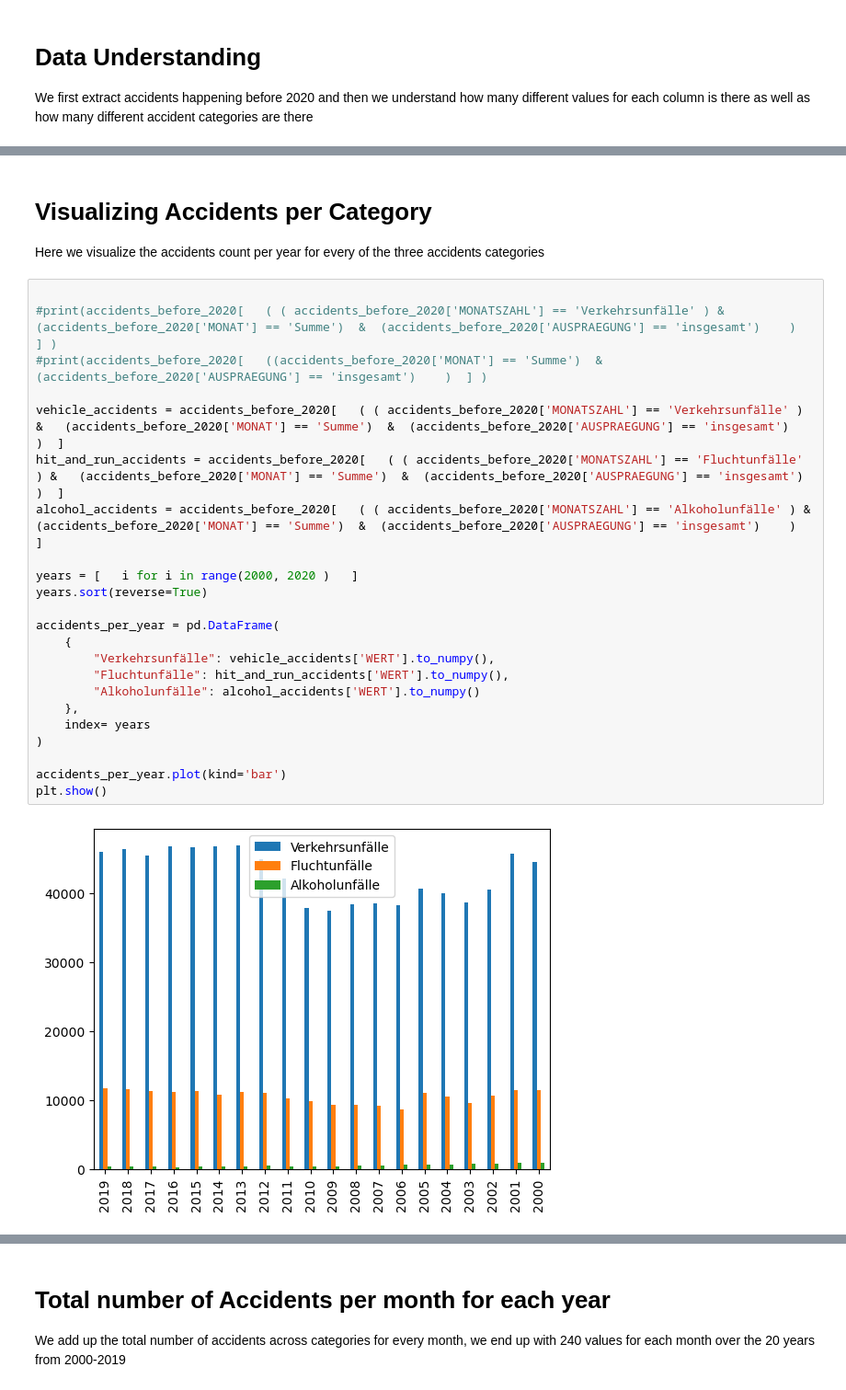
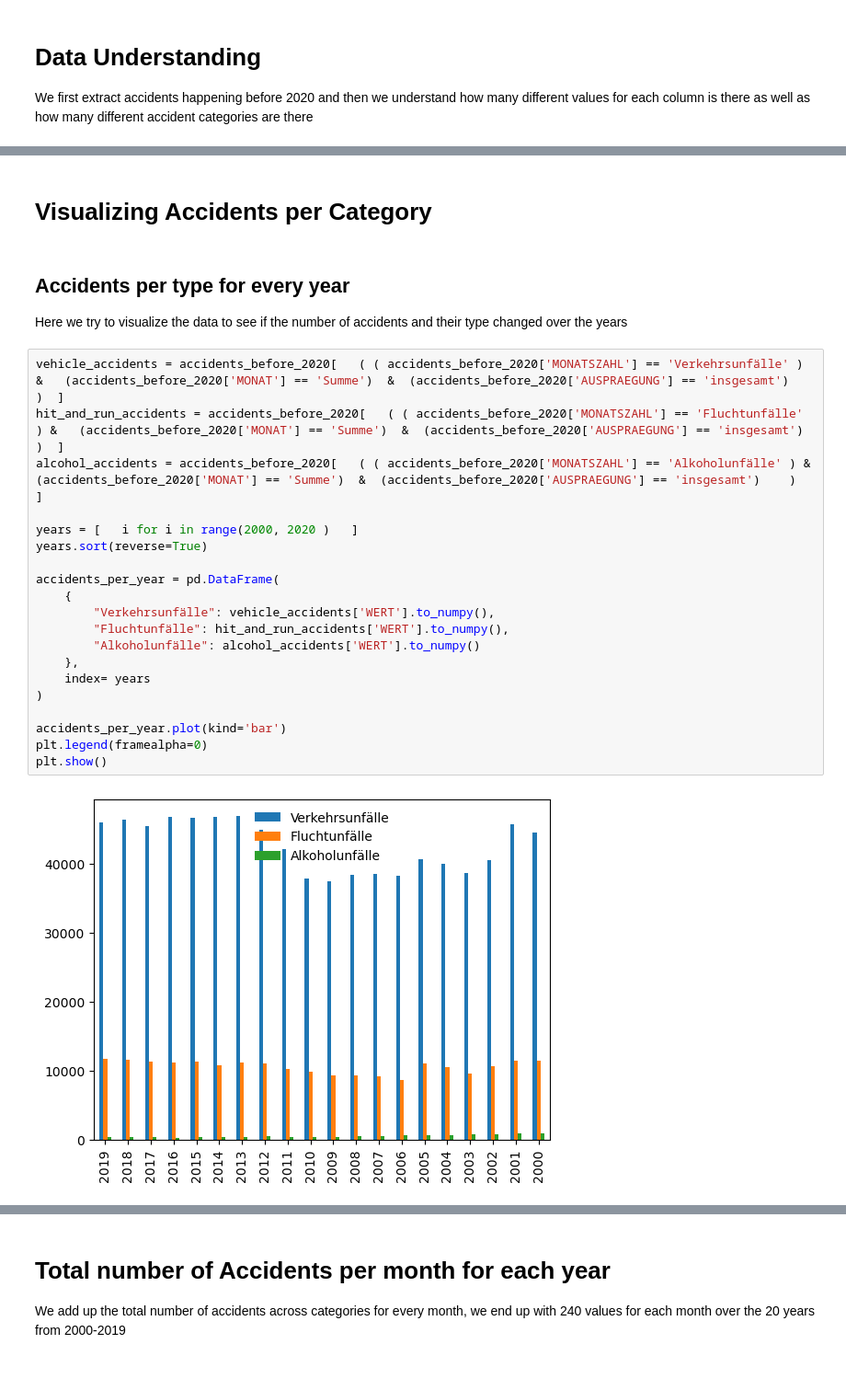
Before and after one commit to OmarHedeya95/accidents-predictor, a Jupyter notebook: DataVisualization.ipynb, the cells around one changed output, grey strips where cells are left out. Shown: that part at 92% size. Cells and saved outputs as stored; diff of their text form.

```diff
--- a/DataVisualization.ipynb
+++ b/DataVisualization.ipynb
@@ -38,31 +38,30 @@ Verletzte und Getötete    780
 insgesamt                 780
 mit Personenschäden       260
 Name: AUSPRAEGUNG, dtype: int64
-# %% [markdown]
-# Visualizing Accidents per Category
-Here we visualize the accidents count per year for every of the three accidents categories
+# %% [markdown]
+# Visualizing Accidents per Category
+# %% [markdown]
+## Accidents per type for every year
+Here we try to visualize the data to see if the number of accidents and their type changed over the years
 # %%
-
-#print(accidents_before_2020[   ( ( accidents_before_2020['MONATSZAHL'] == 'Verkehrsunfälle' ) &   (accidents_before_2020['MONAT'] == 'Summe')  &  (accidents_before_2020['AUSPRAEGUNG'] == 'insgesamt')    )  ] )
-#print(accidents_before_2020[   ((accidents_before_2020['MONAT'] == 'Summe')  &  (accidents_before_2020['AUSPRAEGUNG'] == 'insgesamt')    )  ] )
-
 vehicle_accidents = accidents_before_2020[   ( ( accidents_before_2020['MONATSZAHL'] == 'Verkehrsunfälle' ) &   (accidents_before_2020['MONAT'] == 'Summe')  &  (accidents_before_2020['AUSPRAEGUNG'] == 'insgesamt')    )  ]
 hit_and_run_accidents = accidents_before_2020[   ( ( accidents_before_2020['MONATSZAHL'] == 'Fluchtunfälle' ) &   (accidents_before_2020['MONAT'] == 'Summe')  &  (accidents_before_2020['AUSPRAEGUNG'] == 'insgesamt')    )  ]
 alcohol_accidents = accidents_before_2020[   ( ( accidents_before_2020['MONATSZAHL'] == 'Alkoholunfälle' ) &   (accidents_before_2020['MONAT'] == 'Summe')  &  (accidents_before_2020['AUSPRAEGUNG'] == 'insgesamt')    )  ]
 
 years = [   i for i in range(2000, 2020 )   ]
 years.sort(reverse=True)
 
 accidents_per_year = pd.DataFrame(
     {
         "Verkehrsunfälle": vehicle_accidents['WERT'].to_numpy(),
         "Fluchtunfälle": hit_and_run_accidents['WERT'].to_numpy(),
         "Alkoholunfälle": alcohol_accidents['WERT'].to_numpy()
     },
     index= years
 )
 
 accidents_per_year.plot(kind='bar')
+plt.legend(framealpha=0)
 plt.show()
 # %% [output]
-[figure, old version]
+[figure, new version]
```
Also changed, not shown: parts of 3 cells of this notebook.
